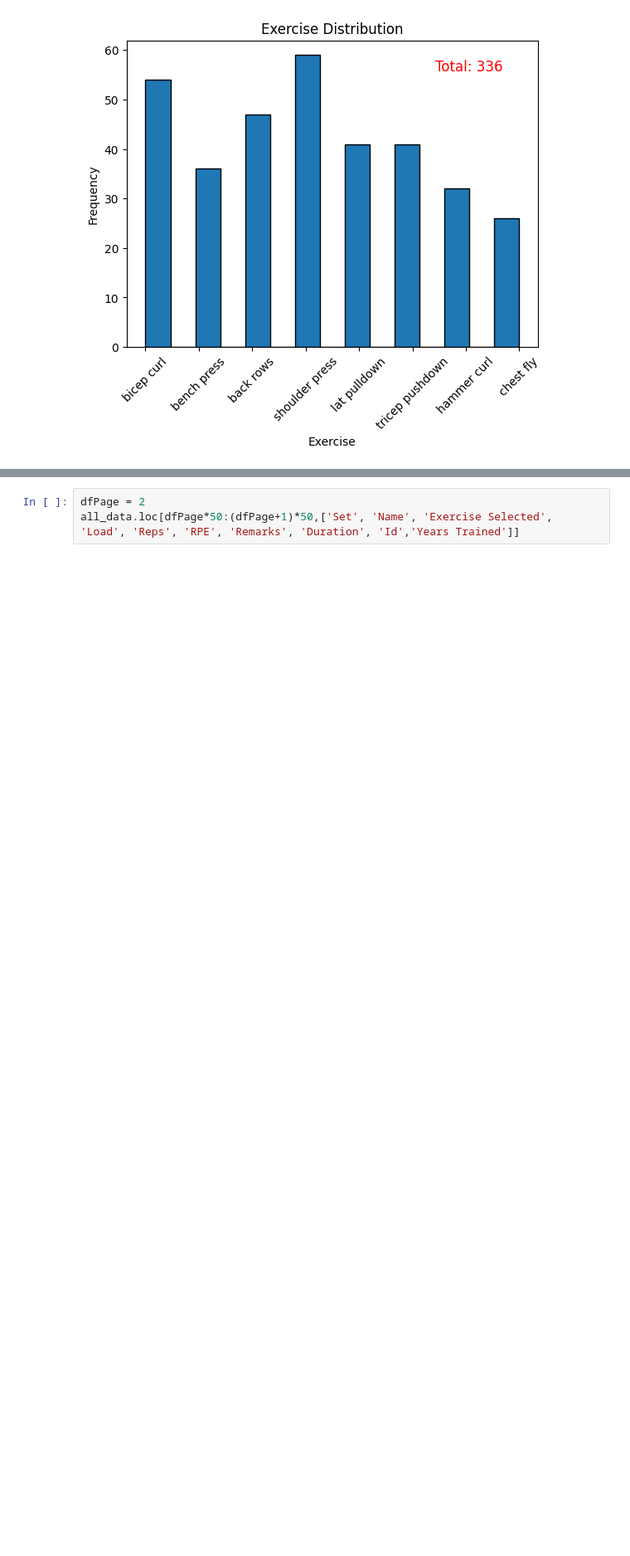
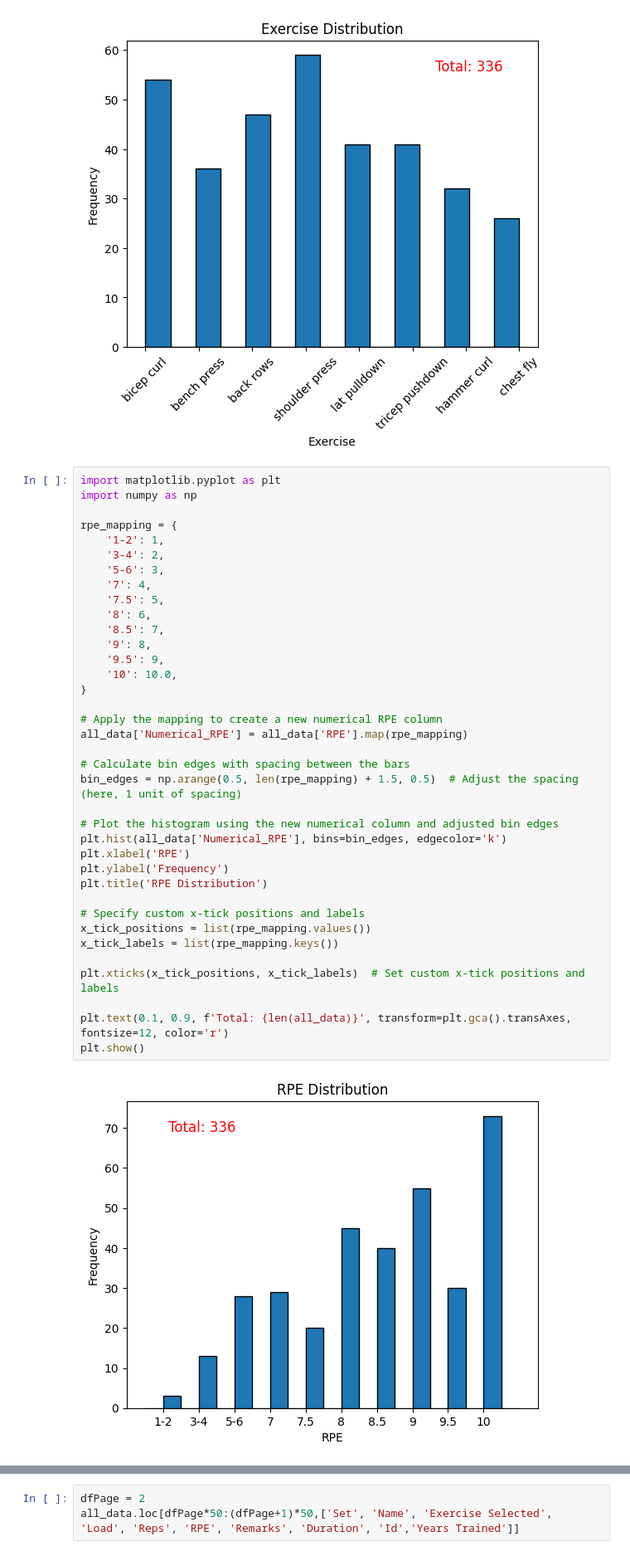
Before and after one commit to mujugen/MMDataViewer, a Jupyter notebook: data_plots.ipynb, the cells around one changed output, grey strips where cells are left out. Shown: that part at 83% size. Drawn from its saved outputs; the diff is of its cells as text; blank space fills up the shorter version.

Commit message:
cleaned data more

```diff
--- a/data_plots.ipynb
+++ b/data_plots.ipynb
@@ -39,3 +39,42 @@ plt.text(0.75, 0.9, f'Total: {len(all_data)}', transform=plt.gca().transAxes, fo
 plt.show()
 # %% [output]
 [figure]
+# %%
+import matplotlib.pyplot as plt
+import numpy as np
+
+rpe_mapping = {
+    '1-2': 1,
+    '3-4': 2,
+    '5-6': 3,
+    '7': 4,
+    '7.5': 5,
+    '8': 6,
+    '8.5': 7,
+    '9': 8,
+    '9.5': 9,
+    '10': 10.0,
+}
+
+# Apply the mapping to create a new numerical RPE column
+all_data['Numerical_RPE'] = all_data['RPE'].map(rpe_mapping)
+
+# Calculate bin edges with spacing between the bars
+bin_edges = np.arange(0.5, len(rpe_mapping) + 1.5, 0.5)  # Adjust the spacing (here, 1 unit of spacing)
+
+# Plot the histogram using the new numerical column and adjusted bin edges
+plt.hist(all_data['Numerical_RPE'], bins=bin_edges, edgecolor='k')
+plt.xlabel('RPE')
+plt.ylabel('Frequency')
+plt.title('RPE Distribution')
+
+# Specify custom x-tick positions and labels
+x_tick_positions = list(rpe_mapping.values())
+x_tick_labels = list(rpe_mapping.keys())
+
+plt.xticks(x_tick_positions, x_tick_labels)  # Set custom x-tick positions and labels
+
+plt.text(0.1, 0.9, f'Total: {len(all_data)}', transform=plt.gca().transAxes, fontsize=12, color='r')
+plt.show()
+# %% [output]
+[figure, added]
```
Also changed, not shown: parts of 5 cells of this notebook, 2 other files.
